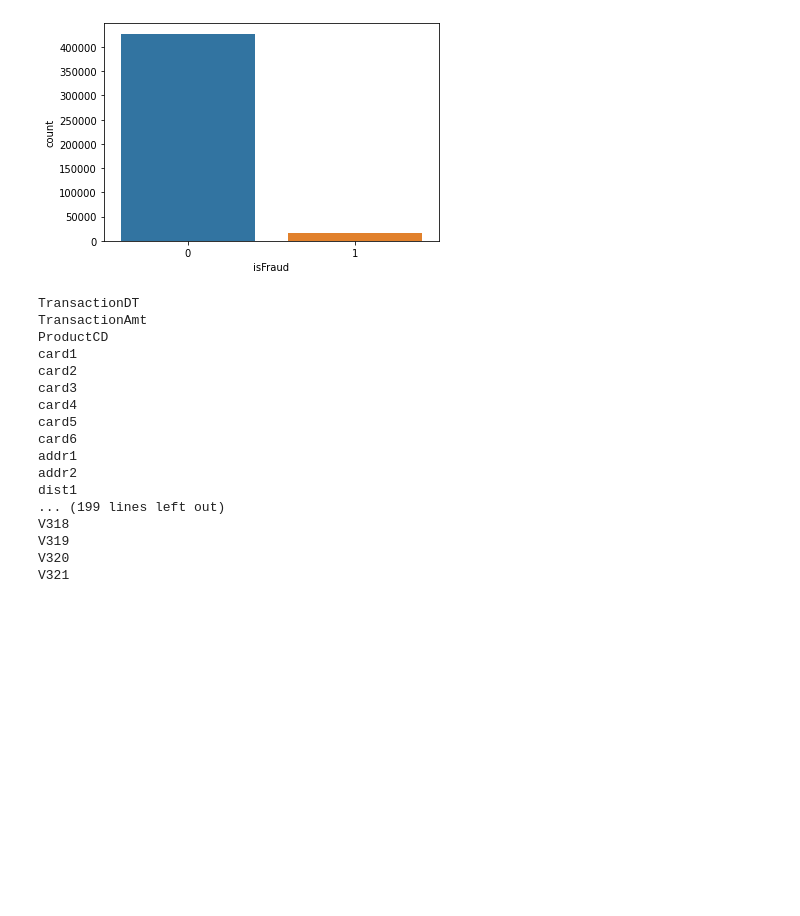
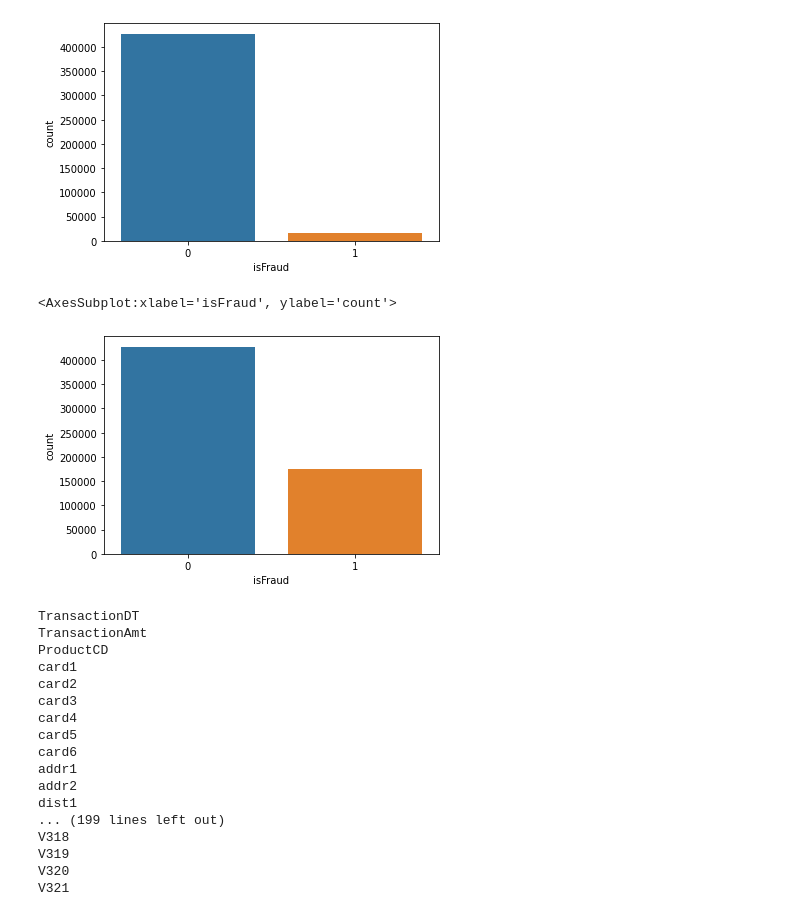
Before and after one commit to duston04/fraud_detection, a Jupyter notebook: fraud-detection.ipynb, the cells around one changed output. Cells and saved outputs as stored; diff of their text form; code cells hidden in the pictures; blank space fills up the shorter version.

Commit message:
Kaggle Notebook | Fraud Detection | Version 8

```diff
--- a/fraud-detection.ipynb
+++ b/fraud-detection.ipynb
@@ -440,6 +440,24 @@ sns.countplot(x='isFraud', data= fraud_train)
 # %% [output]
 <AxesSubplot:xlabel='isFraud', ylabel='count'>
 [figure]
+# %%
+from sklearn.utils import resample
+#create two different dataframe of majority and minority class
+df_majority = fraud_train[(fraud_train['isFraud']==0)]
+df_minority = fraud_train[(fraud_train['isFraud']==1)]
+# upsample minority class
+df_minority_upsampled = resample(df_minority,
+                                 replace=True,    # sample with replacement
+                                 n_samples= 175443, # to match majority class
+                                 random_state=42)  # reproducible results
+# Combine majority class with upsampled minority class
+df_upsampled = pd.concat([df_minority_upsampled, df_majority])
+fraud_train= df_upsampled
+# %%
+sns.countplot(x='isFraud', data= fraud_train)
+# %% [output]
+<AxesSubplot:xlabel='isFraud', ylabel='count'>
+[figure, added]
 # %%
 kept_features = list(fraud_train)
 drop_features = list(set(list(fraud_test)) - set(kept_features))
```
Also changed, not shown: parts of 8 cells of this notebook.
